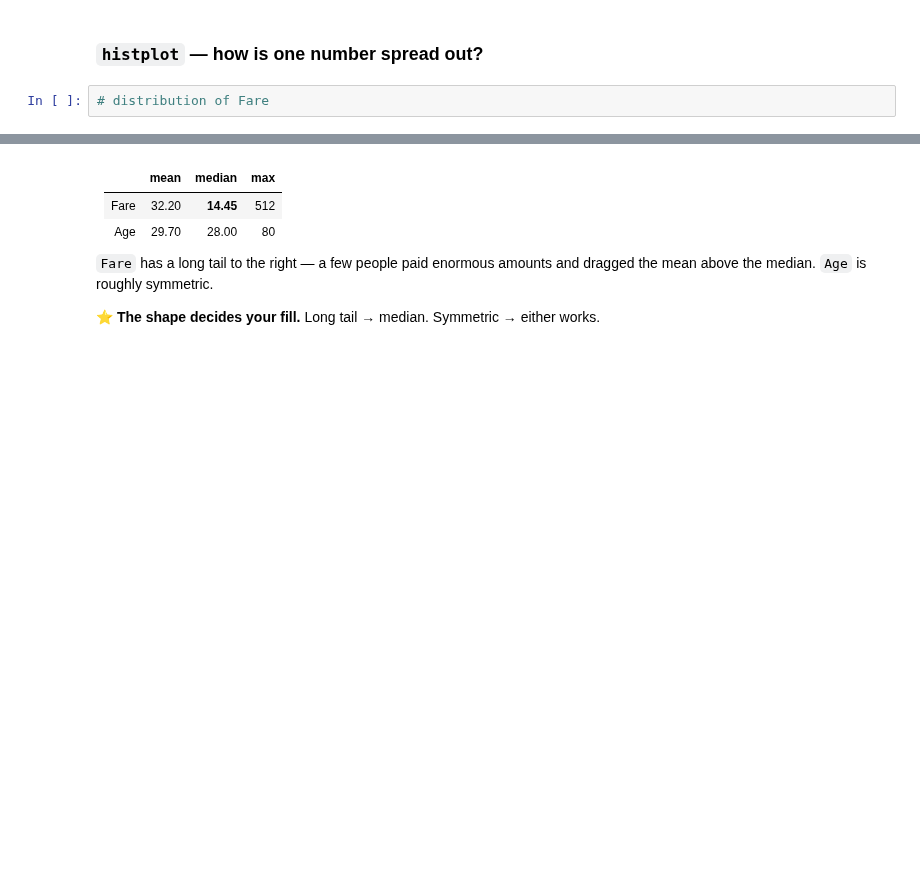
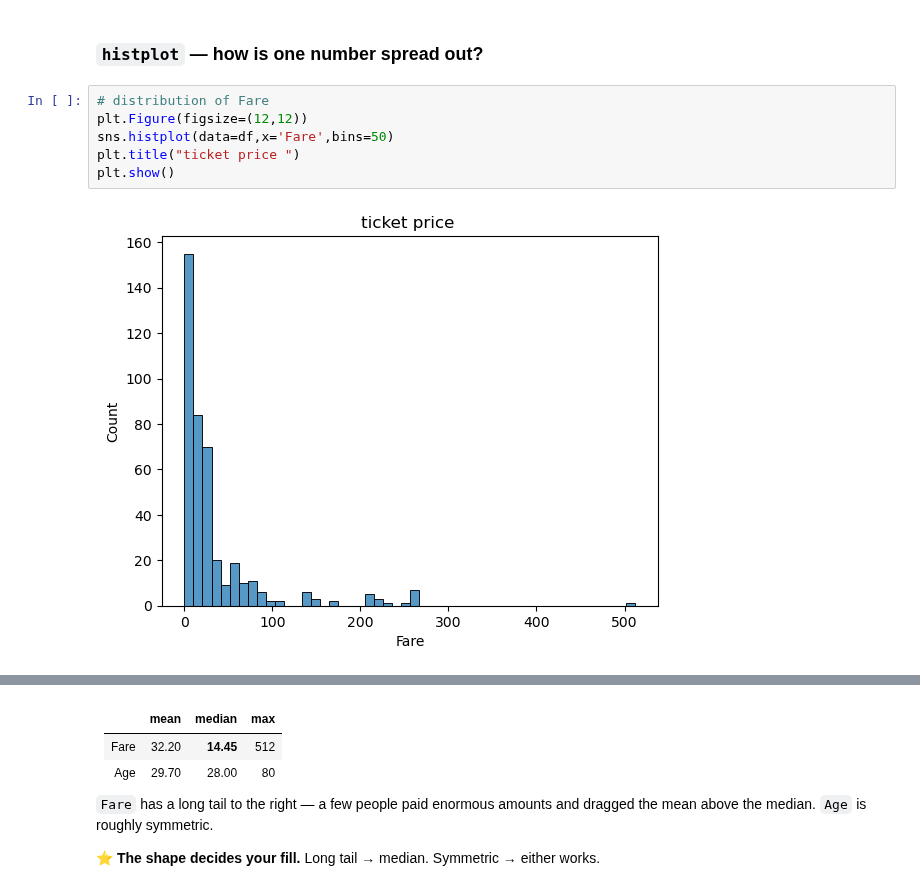
Before and after one commit to Ironankit525/sem_3_ML, a Jupyter notebook: class10/plotting_for_ml.ipynb, the cells around one changed output, grey strips where cells are left out. Drawn from its saved outputs; the diff is of its cells as text; blank space fills up the shorter version.

```diff
--- a/class10/plotting_for_ml.ipynb
+++ b/class10/plotting_for_ml.ipynb
@@ -79,5 +98,11 @@ plt.show()
 ### `histplot` — how is one number spread out?
 # %%
 # distribution of Fare
+plt.Figure(figsize=(12,12))
+sns.histplot(data=df,x='Fare',bins=50)
+plt.title("ticket price ")
+plt.show()
+# %% [output]
+[figure, added]
 # %%
 # distribution of Age
```
Also changed, not shown: parts of 7 cells of this notebook.
